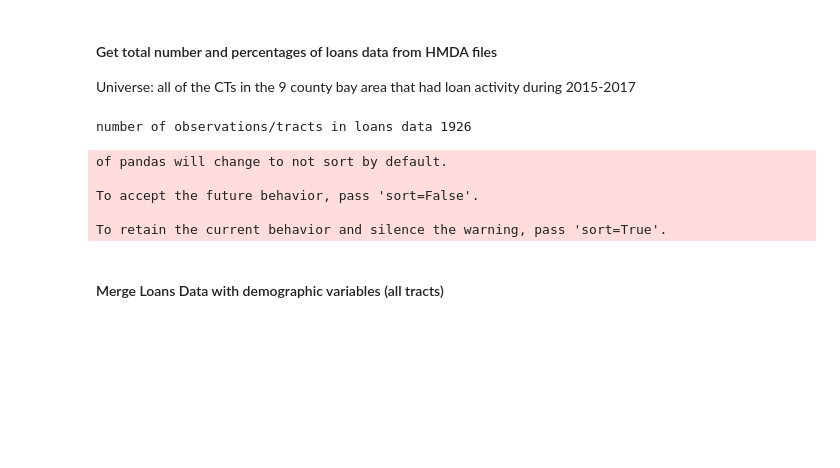
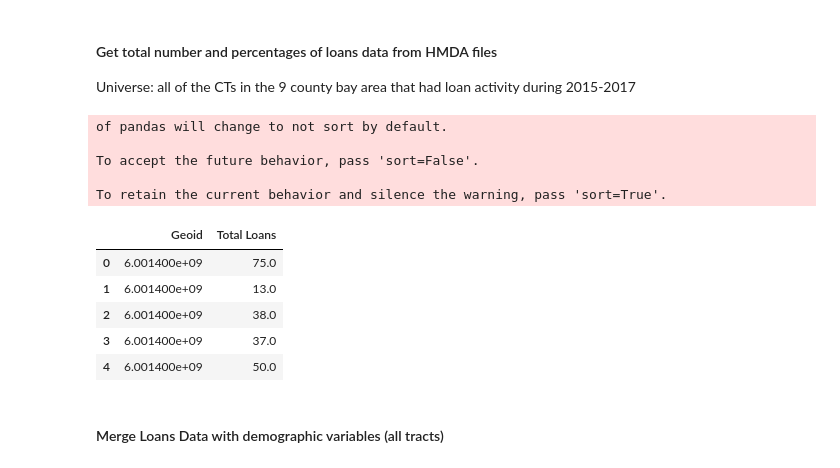
Before and after one commit to abaum1/communityreinvestmentact, a Jupyter notebook: scripts/Model Data prep 2015-2017 .ipynb, the cells around one changed output. Drawn from its saved outputs; the diff is of its cells as text; code cells hidden in the pictures; blank space fills up the shorter version.

```diff
--- a/scripts/Model Data prep 2015-2017 .ipynb
+++ b/scripts/Model Data prep 2015-2017 .ipynb
@@ -38,7 +38,7 @@ Solano = pd.DataFrame()
 Sonoma = pd.DataFrame()
 
 
-for year in recovery_1:
+for year in recovery_2:
     df = pd.read_csv(filepath+'Alameda_'+year+'_parsed.csv')
     df["Total Loans"] = df['# HI borrower, LI tract'] + df['# HI borrower, HI tract']+ df['# LI borrower, LI tract']
     + df['# LI borrower, HI tract']
@@ -71,40 +71,45 @@ for year in recovery_1:
 
     df = pd.read_csv(filepath+'SanFrancisco_'+year+'_parsed.csv')
     df["Total Loans"] = df['# HI borrower, LI tract'] + df['# HI borrower, HI tract']+ df['# LI borrower, LI tract']
     + df['# LI borrower, HI tract']
     df["Geoid"] = df["Tract"].apply(lambda x: int(x*100 + 6075000000))
     SanFrancisco = pd.concat([SanFrancisco, df]).reset_index(drop=True).groupby("Geoid")["Total Loans"].sum()
 
     df = pd.read_csv(filepath+'Solano_'+year+'_parsed.csv')
     df["Total Loans"] = df['# HI borrower, LI tract'] + df['# HI borrower, HI tract']+ df['# LI borrower, LI tract']
     + df['# LI borrower, HI tract']
     df["Geoid"] = df["Tract"].apply(lambda x: int(x*100 + 6095000000))
     Solano = pd.concat([Solano, df]).reset_index(drop=True).groupby("Geoid")["Total Loans"].sum()
 
     df = pd.read_csv(filepath+'SantaClara_'+year+'_parsed.csv')
     df["Total Loans"] = df['# HI borrower, LI tract'] + df['# HI borrower, HI tract']+ df['# LI borrower, LI tract']
     + df['# LI borrower, HI tract']
     df["Geoid"] = df["Tract"].apply(lambda x: int(x*100 + 6085000000))
     SantaClara = pd.concat([SantaClara, df]).reset_index(drop=True).groupby("Geoid")["Total Loans"].sum()
 
     Sonoma = pd.read_csv(filepath+'Sonoma_'+year+'_parsed.csv')
     df["Total Loans"] = df['# HI borrower, LI tract'] + df['# HI borrower, HI tract']+ df['# LI borrower, LI tract']
     + df['# LI borrower, HI tract']
     Sonoma["Geoid"] = Sonoma["Tract"].apply(lambda x: int(x*100 + 6097000000))
     Sonoma = pd.concat([Sonoma, df]).reset_index(drop=True).groupby("Geoid")["Total Loans"].sum()
 
 counties = [Alameda.to_frame(), ContraCosta.to_frame(), Napa.to_frame(), Marin.to_frame(), SanMateo.to_frame(), SanFrancisco.to_frame(),Solano.to_frame(),SantaClara.to_frame(), Sonoma.to_frame()]
 
 bay_counties_loans_rec2 = pd.concat(counties).reset_index()
 bay_counties_loans_rec2.head()
-print("number of observations/tracts in loans data", len(bay_counties_loans_rec1))
+# print("number of observations/tracts in loans data", len(bay_counties_loans_rec2))
 # %% [output]
-number of observations/tracts in loans data 1926
+of pandas will change to not sort by default.
+
+To accept the future behavior, pass 'sort=False'.
+
+To retain the current behavior and silence the warning, pass 'sort=True'.
-of pandas will change to not sort by default.
-
-To accept the future behavior, pass 'sort=False'.
-
-To retain the current behavior and silence the warning, pass 'sort=True'.
+|  | Geoid | Total Loans |
+| 0 | 6.001400e+09 | 75.0 |
+| 1 | 6.001400e+09 | 13.0 |
+| 2 | 6.001400e+09 | 38.0 |
+| 3 | 6.001400e+09 | 37.0 |
+| 4 | 6.001400e+09 | 50.0 |
 # %% [markdown]
 #### Merge Loans Data with demographic variables (all tracts)
 # %%
```
Also changed, not shown: parts of 10 cells of this notebook, 2 other files.
